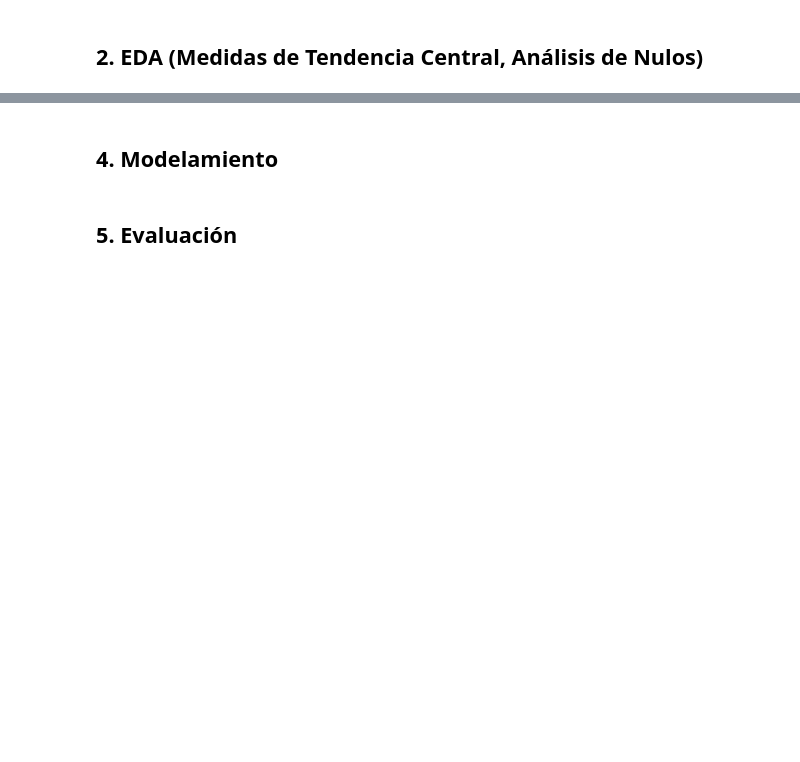
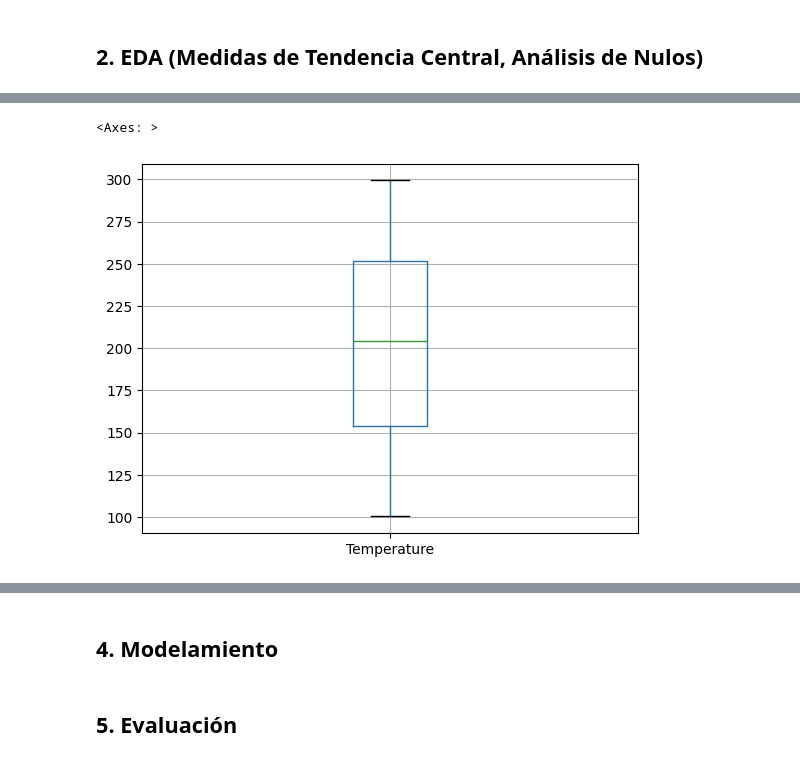
Before and after one commit to xaramillo/ml-bootcamp-labs, a Jupyter notebook: notebooks/laboratorio-s06.ipynb, the cells around one changed output, grey strips where cells are left out. Cells and saved outputs as stored; diff of their text form; code cells hidden in the pictures; blank space fills up the shorter version.

```diff
--- a/notebooks/laboratorio-s06.ipynb
+++ b/notebooks/laboratorio-s06.ipynb
@@ -28,0 +169,5 @@
+# %%
+df.Temperature.to_frame().boxplot()
+# %% [output]
+<Axes: >
+[figure, added]
```
Also changed, not shown: parts of 23 cells of this notebook.
